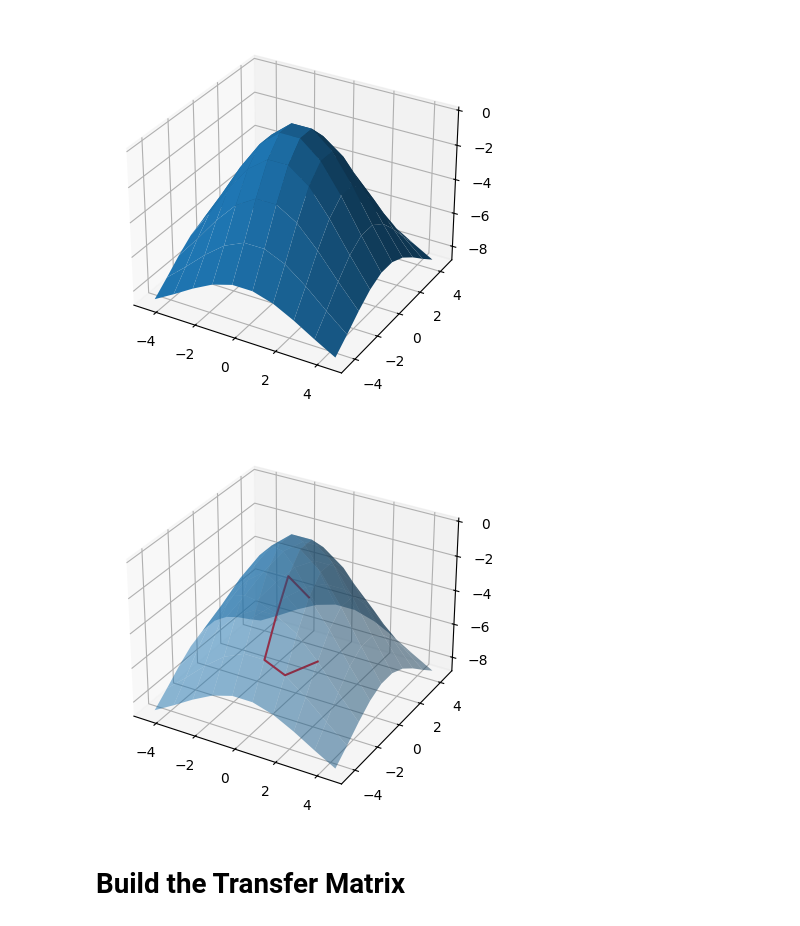
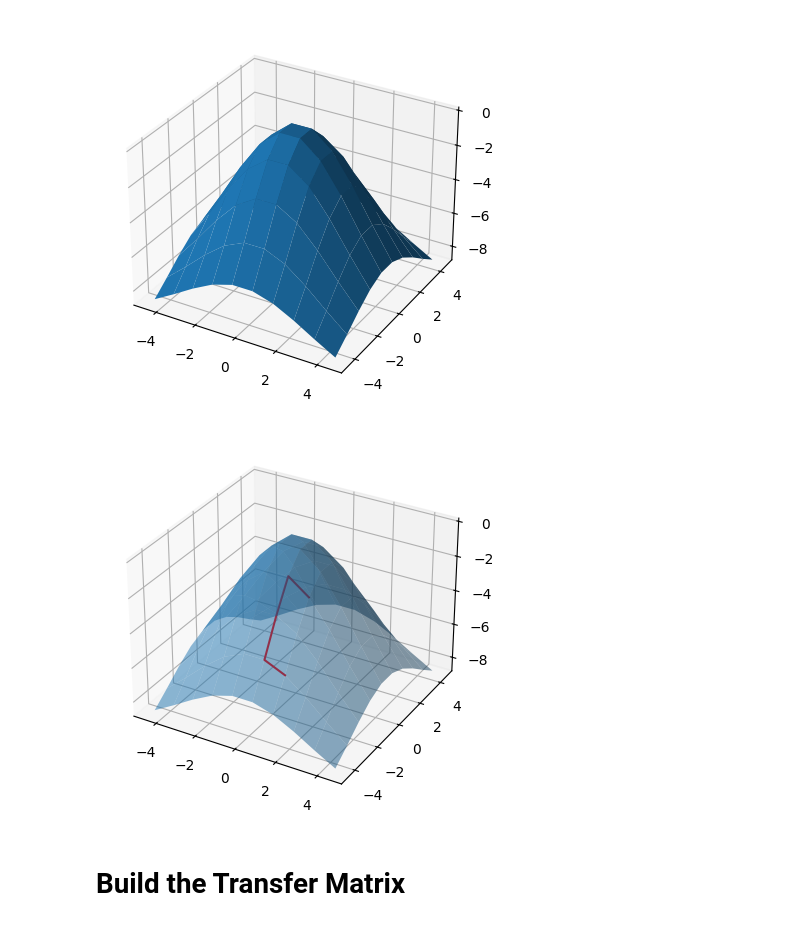
Before and after one commit to networkearth/geolocator, a Jupyter notebook: examples/flatland/Example.ipynb, the cells around one changed output. Saved outputs shown, nothing was run; the diff lists cells and outputs as text; code cells hidden in the pictures.

```diff
--- a/examples/flatland/Example.ipynb
+++ b/examples/flatland/Example.ipynb
@@ -52,36 +52,37 @@ def swim(x, y, speed, steps, world):
     min_x = np.min(world.world[0]) - world.resolution / 2
     # non inclusive max
     max_x = np.max(world.world[0]) + world.resolution / 2 - 10 ** -10
     min_y = np.min(world.world[1]) - world.resolution / 2
     # non inclusive max
     max_y = np.max(world.world[1]) + world.resolution / 2 - 10 ** -10
 
     x, y = [x], [y]
     sd = speed / 2
     distance_distribution = multivariate_normal(mean=[0], cov=[[sd]])
-    for _ in range(steps):
+    for _ in range(steps-1):
         distance = distance_distribution.rvs()
         angle = np.random.uniform(0, 2*np.pi)
         x.append(np.clip(x[-1] + distance * np.cos(angle), min_x, max_x))
         y.append(np.clip(y[-1] + distance * np.sin(angle), min_y, max_y))
 
     resolution = world.resolution
     x = np.array([x // resolution * resolution + resolution / 2 for x in x])
     y = np.array([y // resolution * resolution + resolution / 2 for y in y])
     return x, y
 
 np.random.seed(130)
 speed = 1.5
-x, y = swim(1.5, -1.5, 1.5, 10, world)
+steps = 10
+x, y = swim(1.5, -1.5, 1.5, steps, world)
 z = np.array([world_z[np.where((world_x == x[i]) & (world_y == y[i]))][0] for i in range(len(x))])
 
 
 fig = plt.figure()
 ax = fig.add_subplot(111, projection='3d')
 ax.plot_surface(*world.grid, alpha=0.5)
 ax.plot(x, y, z, 'r');
 # %% [output]
-[figure, old version]
+[figure, new version]
 # %% [markdown]
 # Build the Transfer Matrix
 # %%
```
Also changed, not shown: parts of 12 cells of this notebook, 2 other files.
